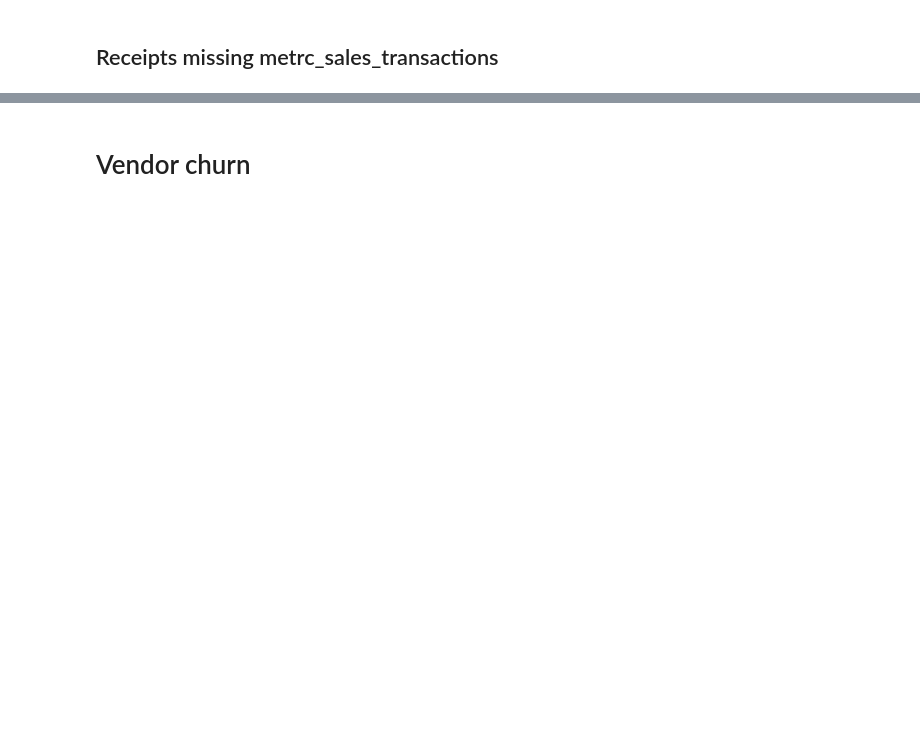
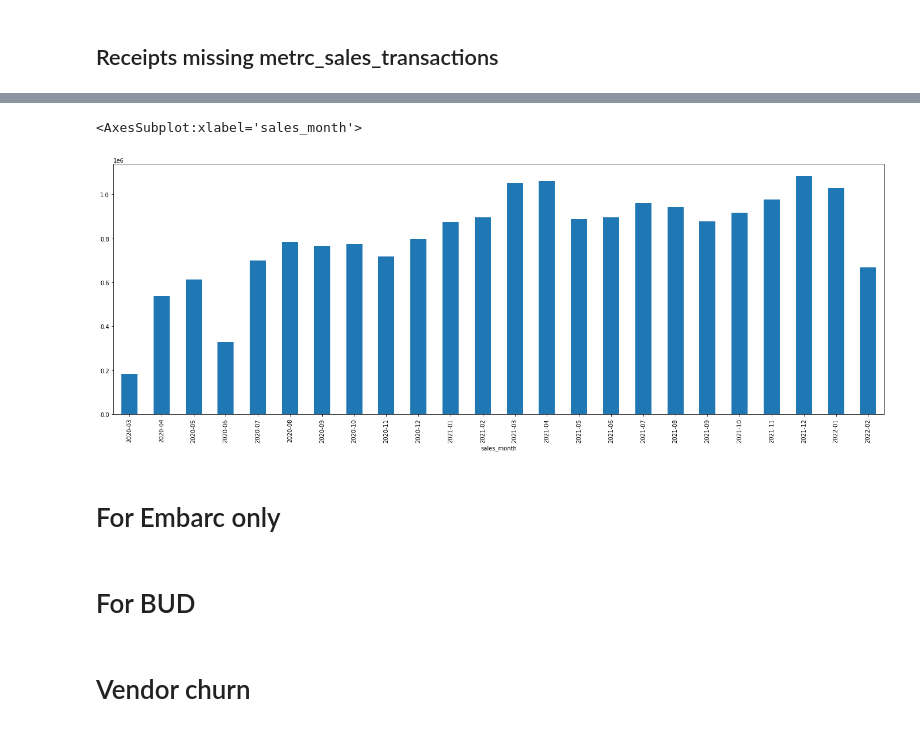
Before and after one commit to warrenshen/platform, a Jupyter notebook: services/api-server/notebooks/analysis/Monthly_Client_Surveillance.ipynb, the cells around one changed output, grey strips where cells are left out. Cells and saved outputs as stored; diff of their text form; code cells hidden in the pictures; blank space fills up the shorter version.

```diff
--- a/services/api-server/notebooks/analysis/Monthly_Client_Surveillance.ipynb
+++ b/services/api-server/notebooks/analysis/Monthly_Client_Surveillance.ipynb
@@ -38,8 +38,7 @@ from bespoke.inventory.analysis import inventory_valuations_util as valuations_u
 # %%
 # Define company name and date ranges
 # %%
-# CHANGE ME
-COMPANY_IDENTIFIER = ['GRG']
+COMPANY_IDENTIFIER = ['TJR']
 TRANSFER_PACKAGES_START_DATE = '2020-01-01'
 SALES_TRANSACTIONS_START_DATE = '2020-01-01'
 # %%
@@ -282,0 +372,9 @@ if mismatch_count:
+# %%
+company_sales_receipts_dataframe['sales_month'] = company_sales_receipts_dataframe['sales_datetime'].dt.strftime('%Y-%m')
+# %%
+company_sales_receipts_dataframe.groupby(['sales_month'])['total_price'].sum().plot.bar(figsize=(24, 8), stacked=True)
+# %% [output]
+<AxesSubplot:xlabel='sales_month'>
+[figure, added]
+# %% [markdown]
+# For Embarc only
@@ -282,0 +395,2 @@ if mismatch_count:
+# %% [markdown]
+# For BUD
```
Also changed, not shown: parts of 188 cells of this notebook, 3 other files.
